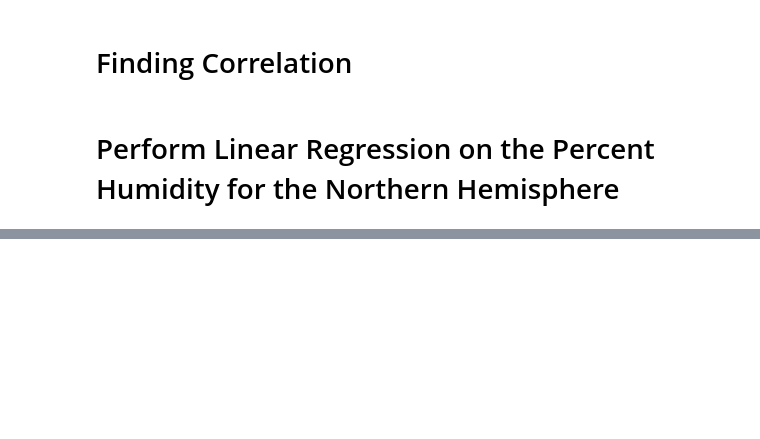
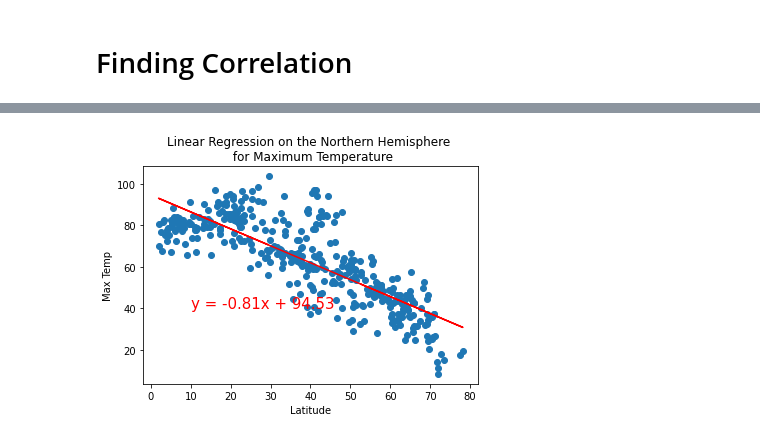
Before and after one commit to piathoi/World_Weather_Analysis, a Jupyter notebook: WeatherPy.ipynb, the cells around one changed output, grey strips where cells are left out. Drawn from its saved outputs; the diff is of its cells as text; code cells hidden in the pictures; blank space fills up the shorter version.

```diff
--- a/WeatherPy.ipynb
+++ b/WeatherPy.ipynb
@@ -321,8 +321,6 @@ def plot_linear_regression(x_values, y_values, title, y_label, text_coordinates)
     plt.xlabel('Latitude')
     plt.ylabel(y_label)
     plt.show()
-# %% [markdown]
-# Perform Linear Regression on the Percent Humidity for the Northern Hemisphere
 # %%
 #Create Northern and Southern Hemisphere data frames
 northern_hemi_df = city_data_df.loc[(city_data_df['Lat'] >= 0)]
@@ -336,3 +334,13 @@ northern_hemi_df.head()
 | 6 | Butaritari | KI | 2022-05-12 21:16:22 | 3.0707 | 172.7902 | 81.39 | 77 | 100 | 18.14 |
 | 7 | Tiksi | RU | 2022-05-12 21:22:08 | 71.6872 | 128.8694 | 14.31 | 88 | 10 | 9.26 |
 | 8 | Hearst | CA | 2022-05-12 21:22:09 | 49.6835 | -83.6665 | 59.25 | 97 | 100 | 6.44 |
+# %%
+#Linear regression on the Northern Hemisphere (Max Temp)
+x_values = northern_hemi_df['Lat']
+y_values = northern_hemi_df['Max Temp']
+
+#Call the function
+plot_linear_regression(x_values, y_values, 'Linear Regression on the Northern Hemisphere \n for Maximum Temperature',
+                       'Max Temp', (10,40))
+# %% [output]
+[figure, added]
```
Also changed, not shown: parts of 7 cells of this notebook, 5 other files.
